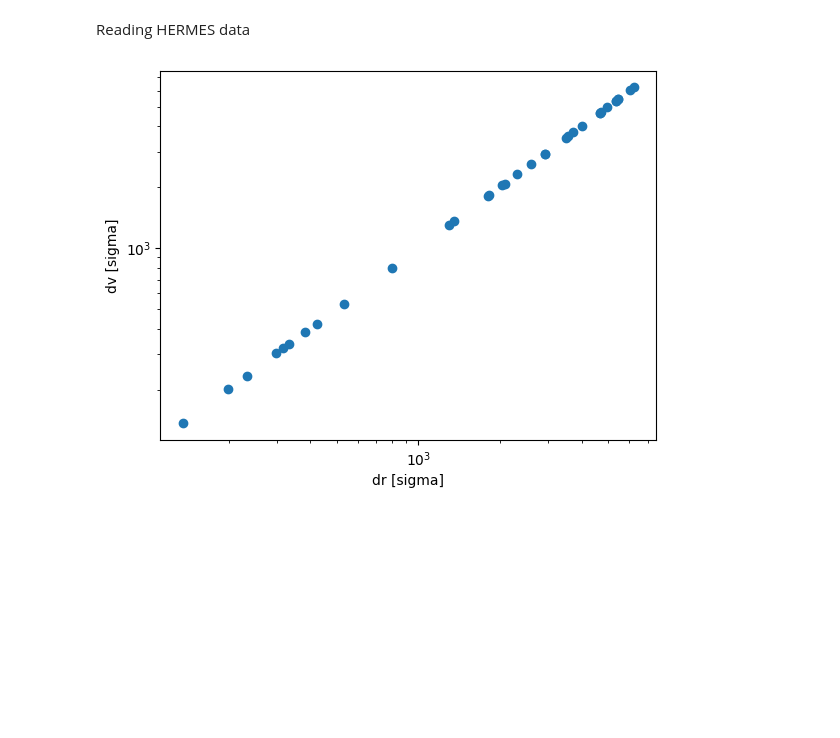
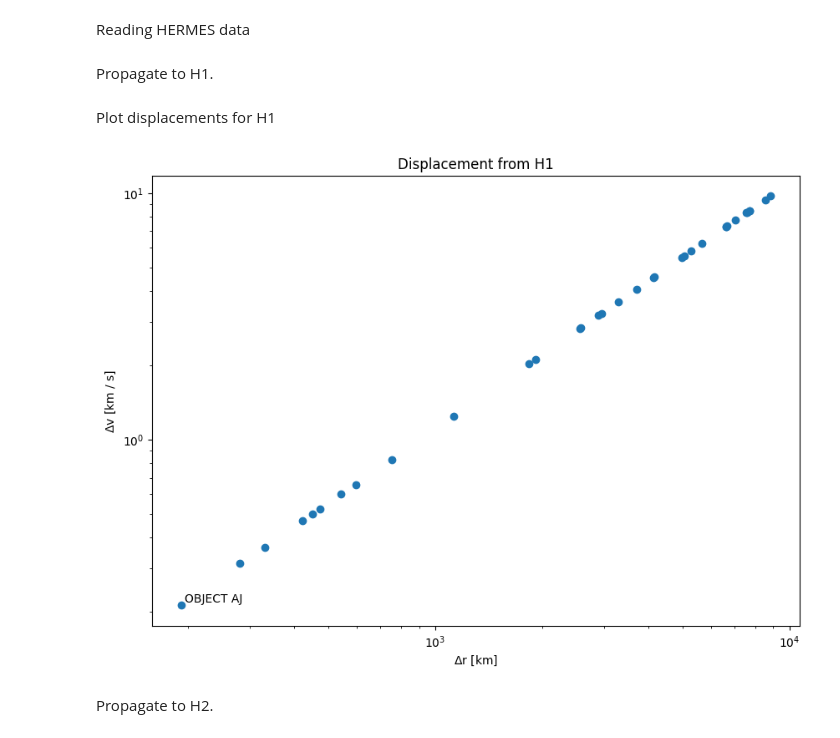
Before and after one commit to peppedilillo/notebooks, a Jupyter notebook: norad_hermes.ipynb, the cells around one changed output. Cells and saved outputs as stored; diff of their text form; code cells hidden in the pictures; blank space fills up the shorter version.

```diff
--- a/norad_hermes.ipynb
+++ b/norad_hermes.ipynb
@@ -66,16 +65,41 @@ H2 = (
-# %%
-diffs = {}
-for satname in propagated:
-    dr_sigma = np.linalg.norm(H1[0] -  propagated[satname][0]) / np.linalg.norm(H1_ERR[0])
-    dv_sigma = np.linalg.norm(H1[1] -  propagated[satname][1]) / np.linalg.norm(H1_ERR[1])
-    diffs[satname] = (dr_sigma, dv_sigma)
+# %% [markdown]
+Propagate to H1.
+# %%
+tref = Time(H1_TREF, format='iso')
+
+propagated = {}
+for satname in tle_data:
+    sat = Satrec.twoline2rv(*tle_data[satname])
+    e, r, v = sat.sgp4(tref.jd1, tref.jd2)
+    if e:
+        raise RuntimError("SGPT4 encountered an error")
+    propagated[satname] = (np.array(r), np.array(v))
+# %% [markdown]
+Plot displacements for H1
 # %%
-x, y = zip(*[(dr, dv) for dr, dv in diffs.values()])
+diffs = {}
+for satname in propagated:
+    dr_sigma = np.linalg.norm(H1[0] -  propagated[satname][0]) #/ np.linalg.norm(H1_ERR[0])
+    dv_sigma = np.linalg.norm(H1[1] -  propagated[satname][1]) #/ np.linalg.norm(H1_ERR[1])
+    diffs[satname] = (dr_sigma, dv_sigma)
 
-plt.scatter(x, y)
-plt.xlabel("dr [sigma]")
-plt.ylabel("dv [sigma]")
+xs, ys = zip(*[(dr, dv) for dr, dv in diffs.values()])
+names = [*tle_data.keys()]
+
+fig, ax = plt.subplots(figsize=(10,7))
+plt.scatter(x=xs, y=ys)
+for i in range(1):
+    index = np.argsort(xs)[i]
+    name = names[index]
+    x = xs[index]
+    y = ys[index]
+    plt.annotate(name, (x, y), xytext=(3, 3), size=10, textcoords='offset points')
+plt.xlabel("$\\Delta$r [km]")
+plt.ylabel("$\\Delta$v [km / s]")
+plt.title("Displacement from H1")
 plt.loglog()
 plt.show()
 # %% [output]
-[figure, old version]
+[figure, new version]
+# %% [markdown]
+Propagate to H2.
```
Also changed, not shown: parts of 6 cells of this notebook.
